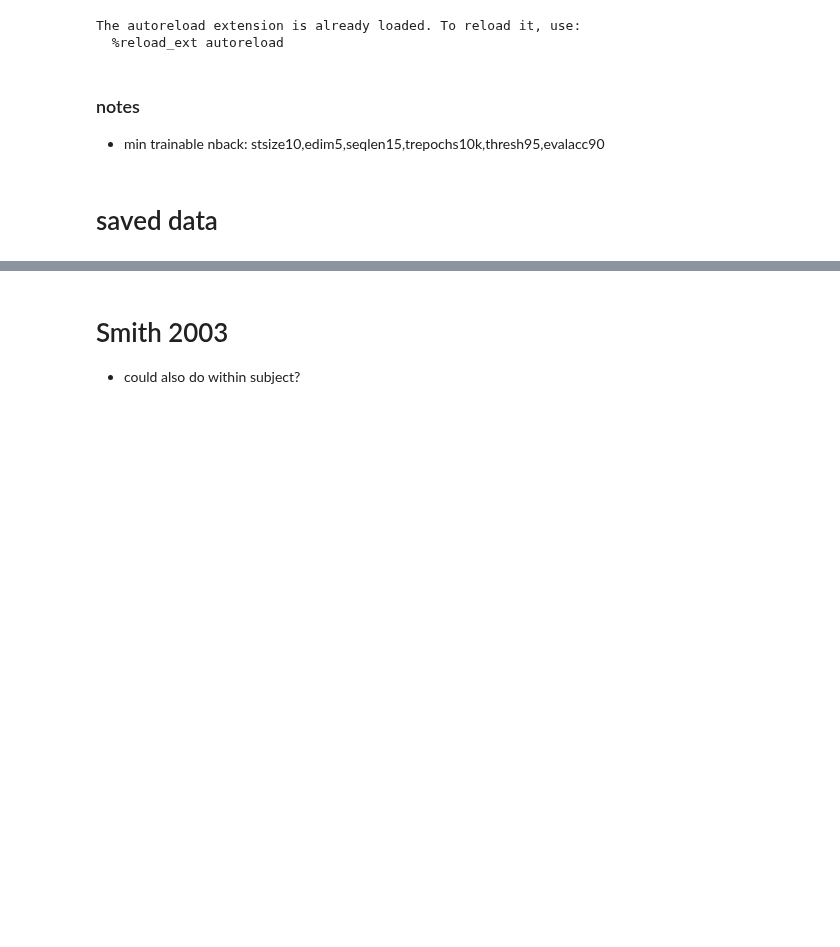
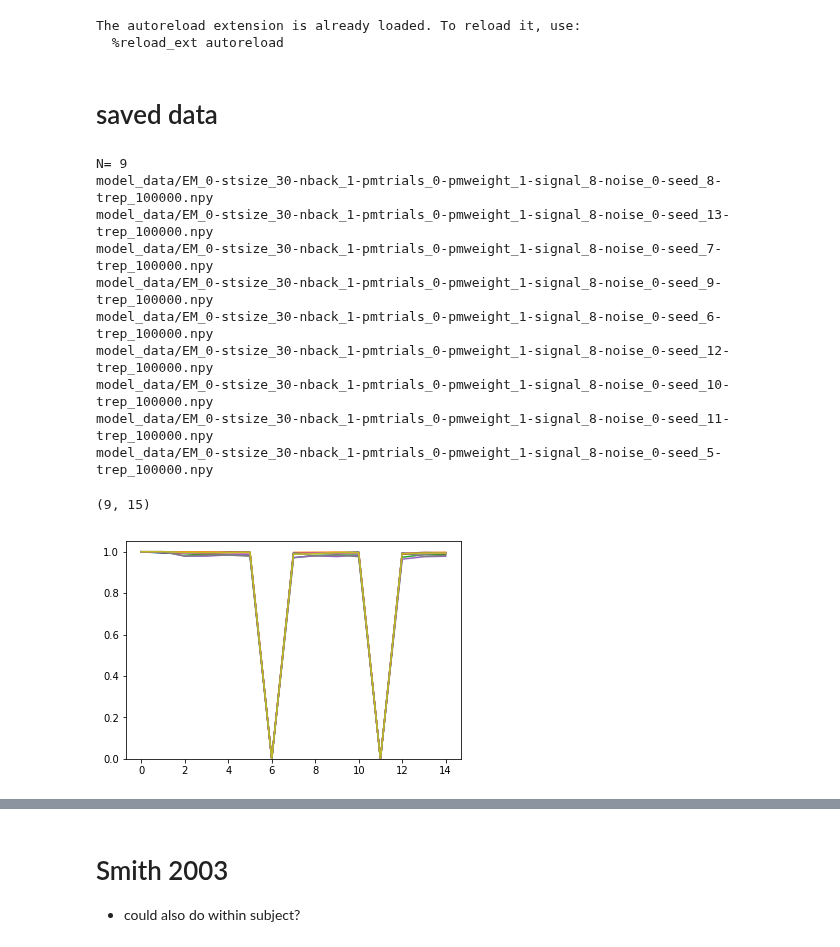
Before and after one commit to andrebeu/PM, a Jupyter notebook: analysis.ipynb, the cells around one changed output, grey strips where cells are left out. Drawn from its saved outputs; the diff is of its cells as text; code cells hidden in the pictures; blank space fills up the shorter version.

```diff
--- a/analysis.ipynb
+++ b/analysis.ipynb
@@ -18,9 +18,6 @@ plt.rcParams.update({'font.size':22})
 # %% [output]
 The autoreload extension is already loaded. To reload it, use:
   %reload_ext autoreload
-# %% [markdown]
-### notes
-- min trainable nback: stsize10,edim5,seqlen15,trepochs10k,thresh95,evalacc90
 # %% [markdown]
 # saved data
 # %%
@@ -39,3 +37,39 @@ def load_acc(fpath,verb=False):
 
 og_trials = [4,5]
 pm_trials = [6,11]
+# %%
+EM = 0
+stsize = 30
+nback = 1
+
+pmtrials = 0
+pmweight = 1
+signal = 8
+noise = 8-signal
+
+seed = "*"
+trep = 'final'
+fpath = "EM_%s-stsize_%s-nback_%s-focal_1-pmtrials_%s-pmweight_1-seed_%s-trep_%s.npy"%(
+            EM, stsize, nback, pmtrials, seed, trep)
+
+trep = '1*'
+fpath = "EM_%s-stsize_%s-nback_%s-pmtrials_%s-pmweight_%s-signal_%s-noise_%s-seed_%s-trep_%s.npy"%(
+            EM, stsize, nback, pmtrials, pmweight, signal, noise, seed, trep)
+
+acc = load_acc(fpath,True)
+plt.plot(acc.T)
+plt.ylim(0,1.05)
+acc.shape
+# %% [output]
+N= 9
+model_data/EM_0-stsize_30-nback_1-pmtrials_0-pmweight_1-signal_8-noise_0-seed_8-trep_100000.npy
+model_data/EM_0-stsize_30-nback_1-pmtrials_0-pmweight_1-signal_8-noise_0-seed_13-trep_100000.npy
+model_data/EM_0-stsize_30-nback_1-pmtrials_0-pmweight_1-signal_8-noise_0-seed_7-trep_100000.npy
+model_data/EM_0-stsize_30-nback_1-pmtrials_0-pmweight_1-signal_8-noise_0-seed_9-trep_100000.npy
+model_data/EM_0-stsize_30-nback_1-pmtrials_0-pmweight_1-signal_8-noise_0-seed_6-trep_100000.npy
+model_data/EM_0-stsize_30-nback_1-pmtrials_0-pmweight_1-signal_8-noise_0-seed_12-trep_100000.npy
+model_data/EM_0-stsize_30-nback_1-pmtrials_0-pmweight_1-signal_8-noise_0-seed_10-trep_100000.npy
+model_data/EM_0-stsize_30-nback_1-pmtrials_0-pmweight_1-signal_8-noise_0-seed_11-trep_100000.npy
+model_data/EM_0-stsize_30-nback_1-pmtrials_0-pmweight_1-signal_8-noise_0-seed_5-trep_100000.npy
+(9, 15)
+[figure, added]
```
Also changed, not shown: parts of 13 cells of this notebook.
